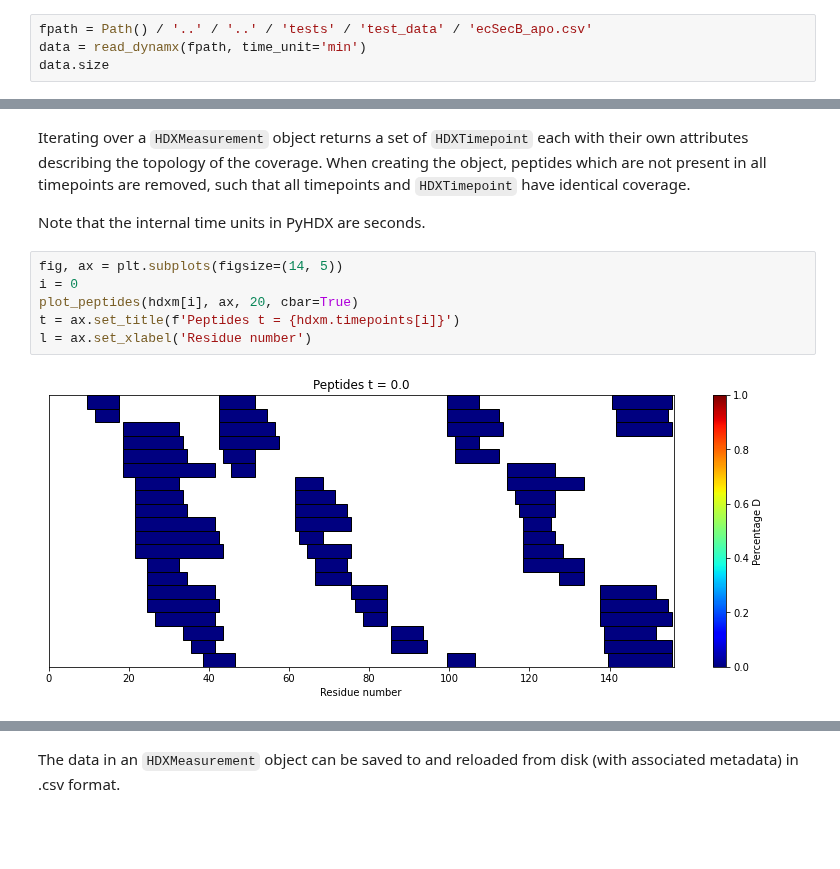
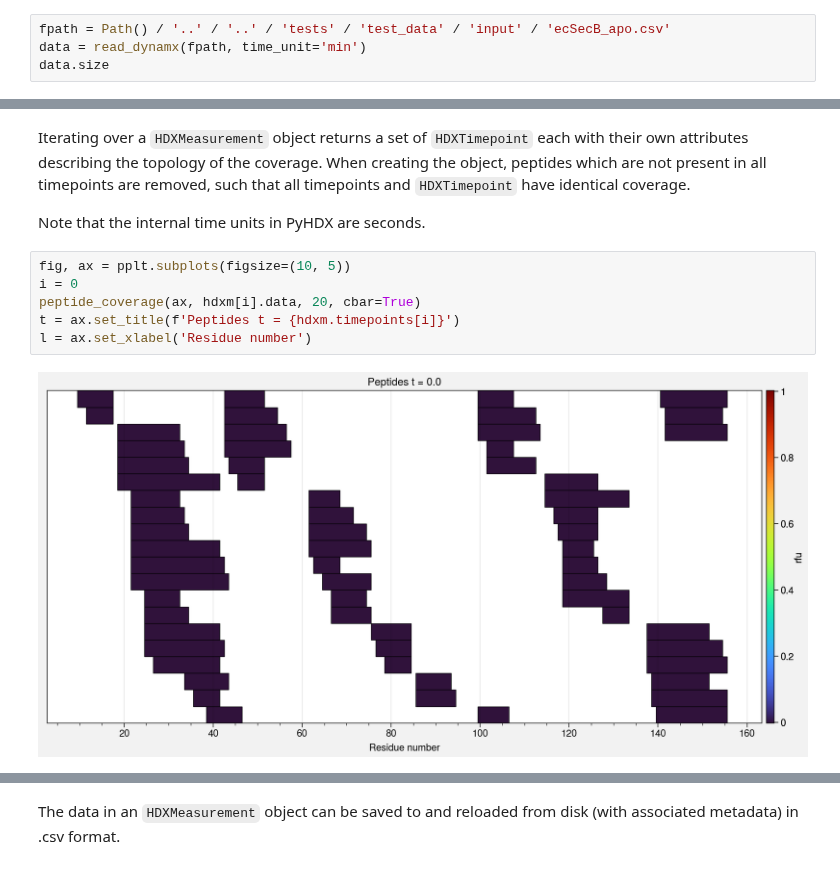
Before and after one commit to Jhsmit/PyHDX, a Jupyter notebook: docs/examples/01_basic_usage.ipynb, the cells around one changed output, grey strips where cells are left out. Saved outputs shown, nothing was run; the diff lists cells and outputs as text; blank space fills up the shorter version.

Commit message:
updates to examples, showing plotting functionality

```diff
--- a/docs/examples/01_basic_usage.ipynb
+++ b/docs/examples/01_basic_usage.ipynb
@@ -12,7 +13,7 @@ seconds.
 
 This function returns a ``numpy`` structured array where each entry corresponds to one peptide, in this example 567 peptides.
 # %%
-fpath = Path() / '..' / '..' / 'tests' / 'test_data' / 'ecSecB_apo.csv'
+fpath = Path() / '..' / '..' / 'tests' / 'test_data' / 'input' / 'ecSecB_apo.csv'
 data = read_dynamx(fpath, time_unit='min')
 data.size
 # %% [output]
@@ -80,11 +102,11 @@ that all timepoints and ``HDXTimepoint`` have identical coverage.
 
 Note that the internal time units in PyHDX are seconds.
 # %%
-fig, ax = plt.subplots(figsize=(14, 5))
+fig, ax = pplt.subplots(figsize=(10, 5))
 i = 0
-plot_peptides(hdxm[i], ax, 20, cbar=True)
+peptide_coverage(ax, hdxm[i].data, 20, cbar=True)
 t = ax.set_title(f'Peptides t = {hdxm.timepoints[i]}')
 l = ax.set_xlabel('Residue number')
 # %% [output]
-[figure, old version]
+[figure, new version]
 # %%
```
Also changed, not shown: parts of 6 cells of this notebook, 4 other files.
